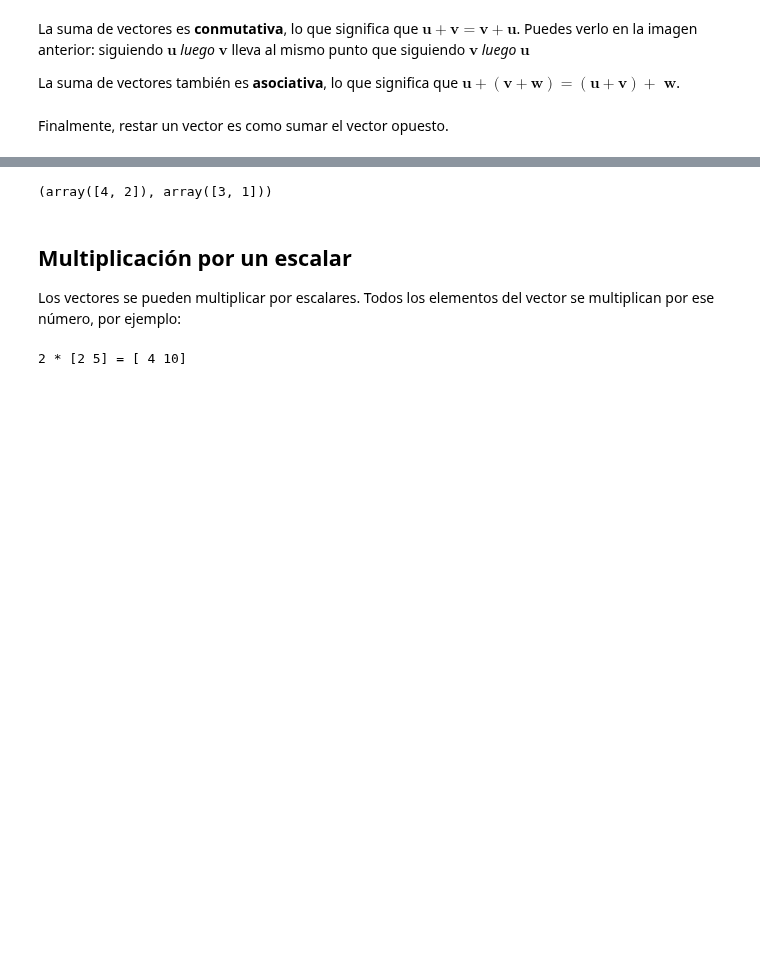
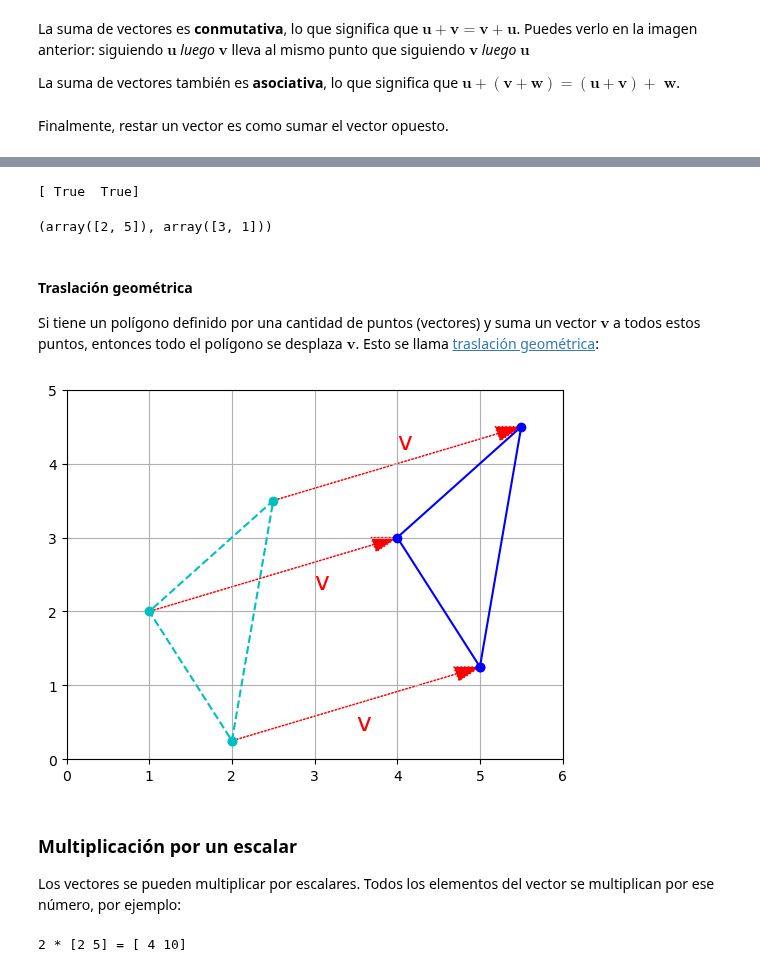
Before and after one commit to LuchoGabba/Master-Data-Science, a Jupyter notebook: math_livecoding/1-LiveCoding_Vectores.ipynb, the cells around one changed output, grey strips where cells are left out. Cells and saved outputs as stored; diff of their text form; code cells hidden in the pictures; blank space fills up the shorter version.

```diff
--- a/math_livecoding/1-LiveCoding_Vectores.ipynb
+++ b/math_livecoding/1-LiveCoding_Vectores.ipynb
@@ -247,11 +243,45 @@ plt.show()
 # %%
-w + (-v)
+# Cuidado con la conmutatividad. Sigue valiendo la conmutatividad de la suma.
+print(w + (-v) == (-v) + w )
 
-(-v) + w
+u,v
 # %% [output]
-(array([4, 2]), array([3, 1]))
+[ True  True]
+(array([2, 5]), array([3, 1]))
+# %% [markdown]
+#### Traslación geométrica
+
+Si tiene un polígono definido por una cantidad de puntos (vectores) y suma un vector $\textbf{v}$ a todos estos puntos, entonces todo el polígono se desplaza $\textbf{v}$. Esto se llama [traslación geométrica](https://en.wikipedia.org/wiki/Translation_%28geometry%29):
+# %%
+t1 = np.array([2, 0.25])
+t2 = np.array([2.5, 3.5])
+t3 = np.array([1, 2])
+
+x_coords, y_coords = zip(t1, t2, t3, t1)
+plt.plot(x_coords, y_coords, "c--", x_coords, y_coords, "co")
+
+plot_vector2d(v, t1, color="r", linestyle=":")
+plot_vector2d(v, t2, color="r", linestyle=":")
+plot_vector2d(v, t3, color="r", linestyle=":")
+
+t1b = t1 + v
+t2b = t2 + v
+t3b = t3 + v
+
+x_coords_b, y_coords_b = zip(t1b, t2b, t3b, t1b)
+plt.plot(x_coords_b, y_coords_b, "b-", x_coords_b, y_coords_b, "bo")
+
+plt.text(4, 4.2, "v", color="r", fontsize=18)
+plt.text(3, 2.3, "v", color="r", fontsize=18)
+plt.text(3.5, 0.4, "v", color="r", fontsize=18)
+
+plt.axis([0, 6, 0, 5])
+plt.grid()
+plt.show()
+# %% [output]
+[figure, added]
 # %% [markdown]
-## Multiplicación por un escalar
+### Multiplicación por un escalar
 
 Los vectores se pueden multiplicar por escalares. Todos los elementos del vector se multiplican por ese número, por ejemplo:
 # %%
```
Also changed, not shown: parts of 24 cells of this notebook.
